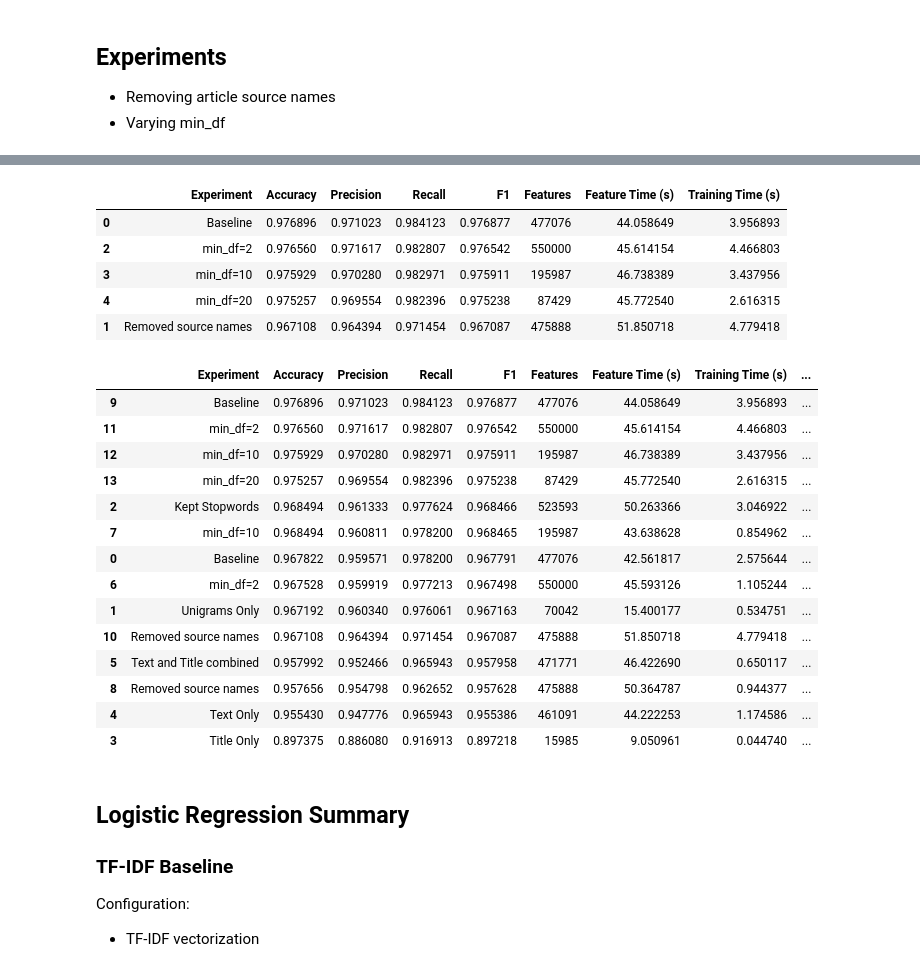
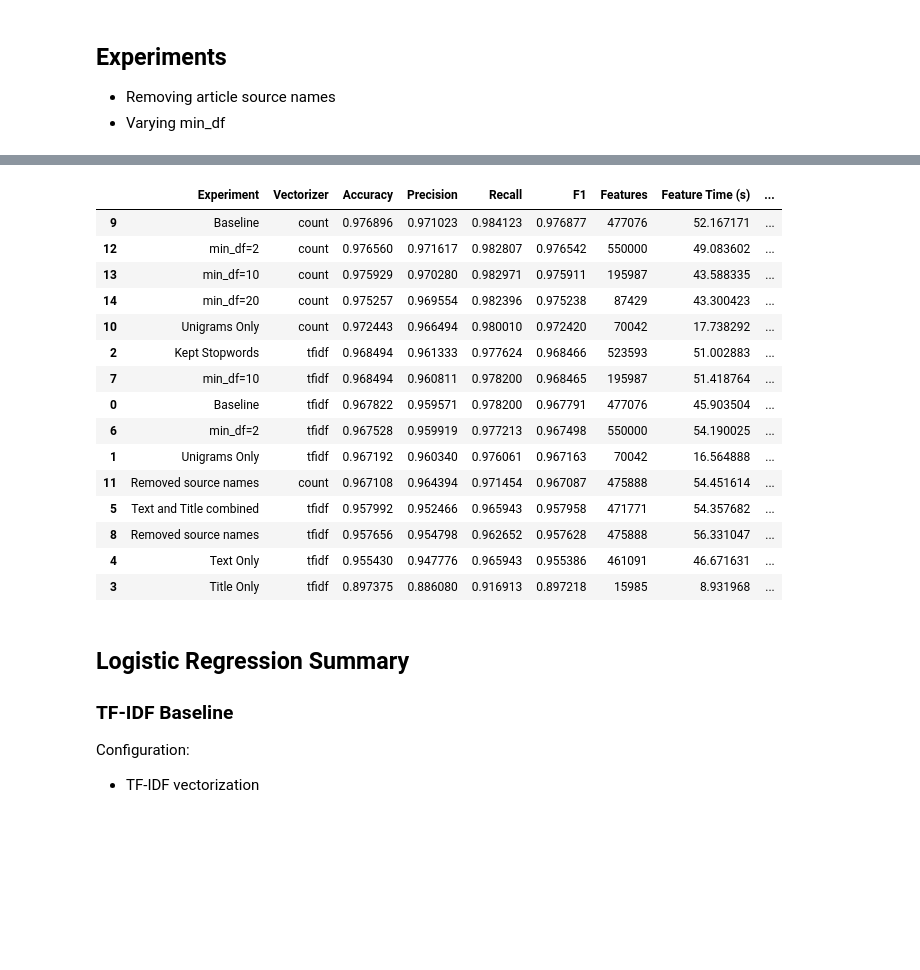
Before and after one commit to aparajaya18-star/fake-news-detector, a Jupyter notebook: notebooks/02_logistic_regression.ipynb, the cells around one changed output, grey strips where cells are left out. Cells and saved outputs as stored; diff of their text form; code cells hidden in the pictures; blank space fills up the shorter version.

```diff
--- a/notebooks/02_logistic_regression.ipynb
+++ b/notebooks/02_logistic_regression.ipynb
@@ -113,6 +113,7 @@ results = []
 
 results.append({
     "Experiment": "Baseline",
+    "Vectorizer": "tfidf",
     "Accuracy": accuracy,
     "Precision": precision,
     "Recall": recall,
@@ -471,9 +458,8 @@ Top 5 Negative Features:
 # %%
 # Storing results
-results = []
-
 results.append({
     "Experiment": "Baseline",
+    "Vectorizer": "count",
     "Accuracy": accuracy,
     "Precision": precision,
     "Recall": recall,
@@ -488,0 +477,10 @@ results.append({
+# %%
+results.append(
+    run_experiment(
+        df_raw,
+        model=model,
+        vectorizer="count",
+        experiment_name="Unigrams Only",
+        ngramRange=(1,1)
+    )
+)
@@ -605,33 +624,21 @@ Confusion Matrix:
-# %%
-comparison_df_2 = pd.DataFrame(results)
-comparison_df_2.sort_values("Accuracy", ascending=False)
-# %% [output]
-|  | Experiment | Accuracy | Precision | Recall | F1 | Features | Feature Time (s) | Training Time (s) |
-| 0 | Baseline | 0.976896 | 0.971023 | 0.984123 | 0.976877 | 477076 | 44.058649 | 3.956893 |
-| 2 | min_df=2 | 0.976560 | 0.971617 | 0.982807 | 0.976542 | 550000 | 45.614154 | 4.466803 |
-| 3 | min_df=10 | 0.975929 | 0.970280 | 0.982971 | 0.975911 | 195987 | 46.738389 | 3.437956 |
-| 4 | min_df=20 | 0.975257 | 0.969554 | 0.982396 | 0.975238 | 87429 | 45.772540 | 2.616315 |
-| 1 | Removed source names | 0.967108 | 0.964394 | 0.971454 | 0.967087 | 475888 | 51.850718 | 4.779418 |
 # %%
-comparison_df_1["Vectorizer"] = "TF-IDF"
-comparison_df_2["Vectorizer"] = "Count Vectorizer"
-
-combined_df = pd.concat([comparison_df_1,comparison_df_2], ignore_index=True)
-combined_df.sort_values("Accuracy", ascending=False)
+comparison_df = pd.DataFrame(results)
+comparison_df.sort_values("Accuracy", ascending=False)
 # %% [output]
-|  | Experiment | Accuracy | Precision | Recall | F1 | Features | Feature Time (s) | Training Time (s) | ... |
-| 9 | Baseline | 0.976896 | 0.971023 | 0.984123 | 0.976877 | 477076 | 44.058649 | 3.956893 | ... |
-| 11 | min_df=2 | 0.976560 | 0.971617 | 0.982807 | 0.976542 | 550000 | 45.614154 | 4.466803 | ... |
-| 12 | min_df=10 | 0.975929 | 0.970280 | 0.982971 | 0.975911 | 195987 | 46.738389 | 3.437956 | ... |
-| 13 | min_df=20 | 0.975257 | 0.969554 | 0.982396 | 0.975238 | 87429 | 45.772540 | 2.616315 | ... |
-| 2 | Kept Stopwords | 0.968494 | 0.961333 | 0.977624 | 0.968466 | 523593 | 50.263366 | 3.046922 | ... |
-| 7 | min_df=10 | 0.968494 | 0.960811 | 0.978200 | 0.968465 | 195987 | 43.638628 | 0.854962 | ... |
-| 0 | Baseline | 0.967822 | 0.959571 | 0.978200 | 0.967791 | 477076 | 42.561817 | 2.575644 | ... |
-| 6 | min_df=2 | 0.967528 | 0.959919 | 0.977213 | 0.967498 | 550000 | 45.593126 | 1.105244 | ... |
-| 1 | Unigrams Only | 0.967192 | 0.960340 | 0.976061 | 0.967163 | 70042 | 15.400177 | 0.534751 | ... |
-| 10 | Removed source names | 0.967108 | 0.964394 | 0.971454 | 0.967087 | 475888 | 51.850718 | 4.779418 | ... |
-| 5 | Text and Title combined | 0.957992 | 0.952466 | 0.965943 | 0.957958 | 471771 | 46.422690 | 0.650117 | ... |
-| 8 | Removed source names | 0.957656 | 0.954798 | 0.962652 | 0.957628 | 475888 | 50.364787 | 0.944377 | ... |
-| 4 | Text Only | 0.955430 | 0.947776 | 0.965943 | 0.955386 | 461091 | 44.222253 | 1.174586 | ... |
-| 3 | Title Only | 0.897375 | 0.886080 | 0.916913 | 0.897218 | 15985 | 9.050961 | 0.044740 | ... |
+|  | Experiment | Vectorizer | Accuracy | Precision | Recall | F1 | Features | Feature Time (s) | ... |
+| 9 | Baseline | count | 0.976896 | 0.971023 | 0.984123 | 0.976877 | 477076 | 52.167171 | ... |
+| 12 | min_df=2 | count | 0.976560 | 0.971617 | 0.982807 | 0.976542 | 550000 | 49.083602 | ... |
+| 13 | min_df=10 | count | 0.975929 | 0.970280 | 0.982971 | 0.975911 | 195987 | 43.588335 | ... |
+| 14 | min_df=20 | count | 0.975257 | 0.969554 | 0.982396 | 0.975238 | 87429 | 43.300423 | ... |
+| 10 | Unigrams Only | count | 0.972443 | 0.966494 | 0.980010 | 0.972420 | 70042 | 17.738292 | ... |
+| 2 | Kept Stopwords | tfidf | 0.968494 | 0.961333 | 0.977624 | 0.968466 | 523593 | 51.002883 | ... |
+| 7 | min_df=10 | tfidf | 0.968494 | 0.960811 | 0.978200 | 0.968465 | 195987 | 51.418764 | ... |
+| 0 | Baseline | tfidf | 0.967822 | 0.959571 | 0.978200 | 0.967791 | 477076 | 45.903504 | ... |
+| 6 | min_df=2 | tfidf | 0.967528 | 0.959919 | 0.977213 | 0.967498 | 550000 | 54.190025 | ... |
+| 1 | Unigrams Only | tfidf | 0.967192 | 0.960340 | 0.976061 | 0.967163 | 70042 | 16.564888 | ... |
+| 11 | Removed source names | count | 0.967108 | 0.964394 | 0.971454 | 0.967087 | 475888 | 54.451614 | ... |
+| 5 | Text and Title combined | tfidf | 0.957992 | 0.952466 | 0.965943 | 0.957958 | 471771 | 54.357682 | ... |
+| 8 | Removed source names | tfidf | 0.957656 | 0.954798 | 0.962652 | 0.957628 | 475888 | 56.331047 | ... |
+| 4 | Text Only | tfidf | 0.955430 | 0.947776 | 0.965943 | 0.955386 | 461091 | 46.671631 | ... |
+| 3 | Title Only | tfidf | 0.897375 | 0.886080 | 0.916913 | 0.897218 | 15985 | 8.931968 | ... |
 # %%
```
Also changed, not shown: parts of 26 cells of this notebook, 6 other files.
